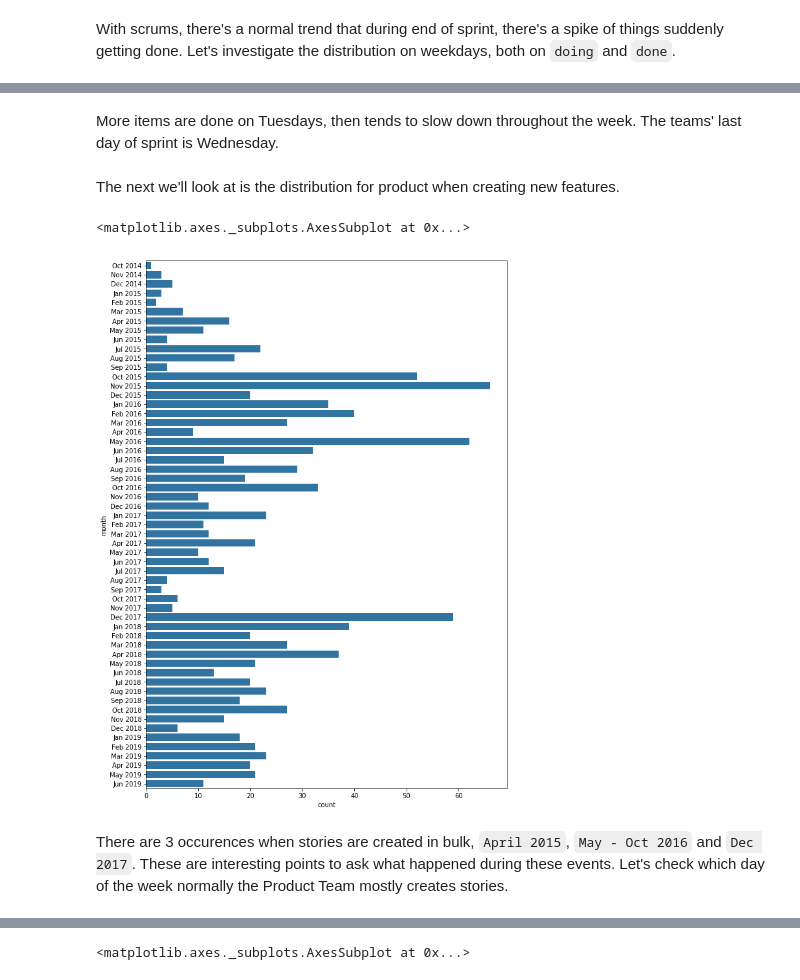
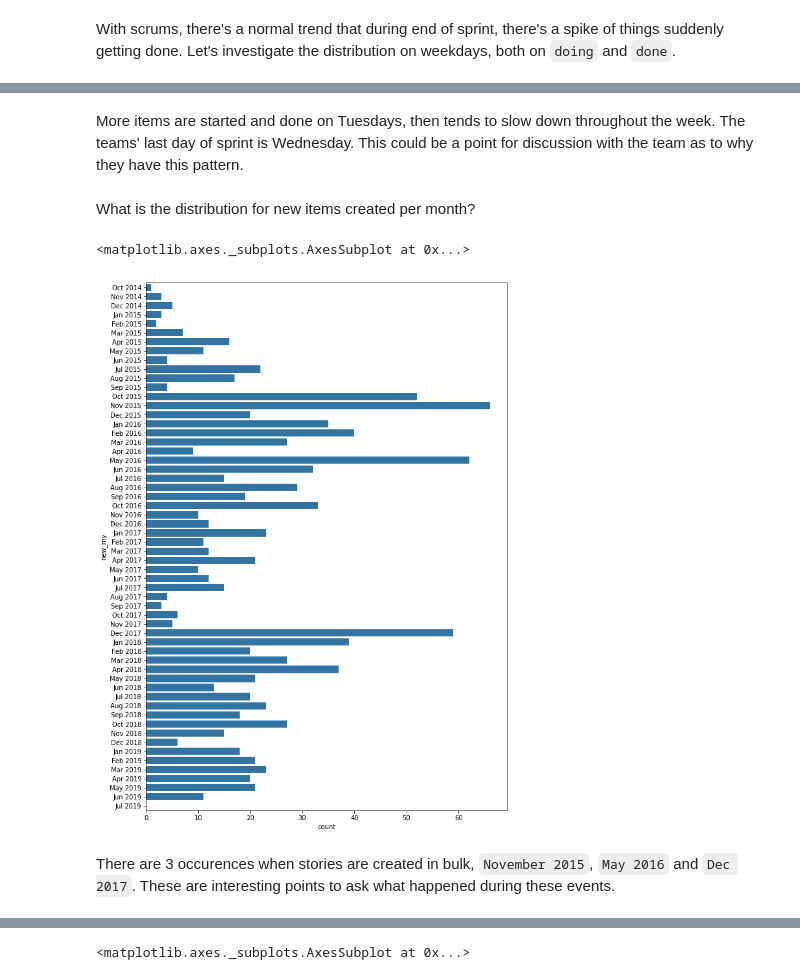
Before and after one commit to netxph/wi-analysis, a Jupyter notebook: tfs-explore.ipynb, the cells around one changed output, grey strips where cells are left out. Saved outputs shown, nothing was run; the diff lists cells and outputs as text; code cells hidden in the pictures.

```diff
--- a/tfs-explore.ipynb
+++ b/tfs-explore.ipynb
@@ -388,15 +407,13 @@ sb.countplot(data = work_wk_done, x = 'week', color = base_color)
 # %% [markdown]
-More items are done on Tuesdays, then tends to slow down throughout the week. The teams' last day of sprint is Wednesday.
+More items are started and done on Tuesdays, then tends to slow down throughout the week. The teams' last day of sprint is Wednesday. This could be a point for discussion with the team as to why they have this pattern.
-# %% [markdown]
-The next we'll look at is the distribution for product when creating new features.
+# %% [markdown]
+What is the distribution for new items created per month?
 # %%
-idea_month = workitems.sort_values(['new'])
-idea_month['month'] = idea_month.new.dt.strftime('%b %Y')
-
+# number of work items created per month
 plt.figure(figsize=(10, 15))
-sb.countplot(data = idea_month, y = 'month', color = base_color)
+sb.countplot(data = workitems, y = 'new_my', color = base_color)
 # %% [output]
 <matplotlib.axes._subplots.AxesSubplot at 0x...>
-[figure, old version]
+[figure, new version]
 # %% [markdown]
-There are 3 occurences when stories are created in bulk, `April 2015`, `May - Oct 2016` and `Dec 2017`. These are interesting points to ask what happened during these events. Let's check which day of the week normally the Product Team mostly creates stories.
+There are 3 occurences when stories are created in bulk, `November 2015`, `May 2016` and `Dec 2017`. These are interesting points to ask what happened during these events.
```
Also changed, not shown: parts of 166 cells of this notebook, 3 other files.
